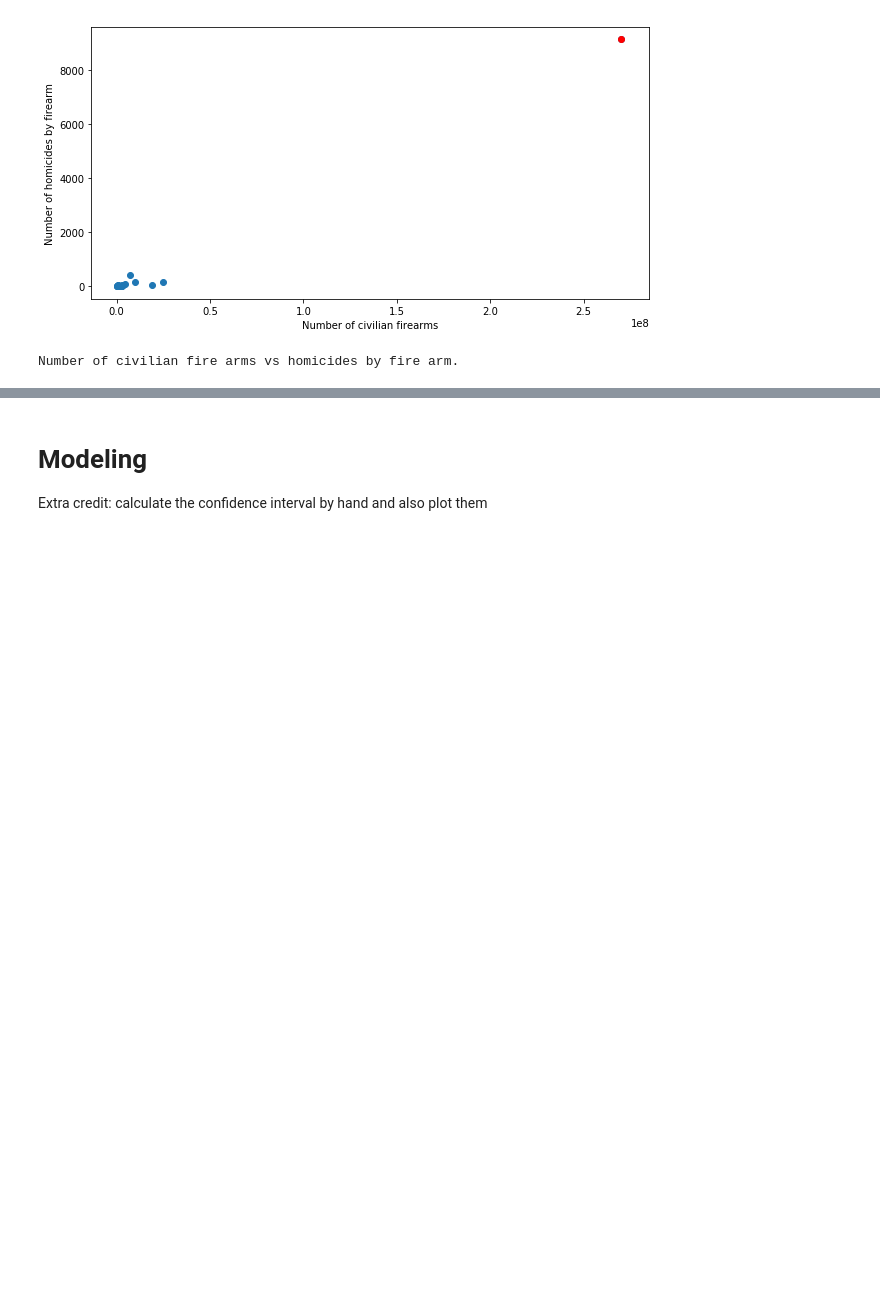
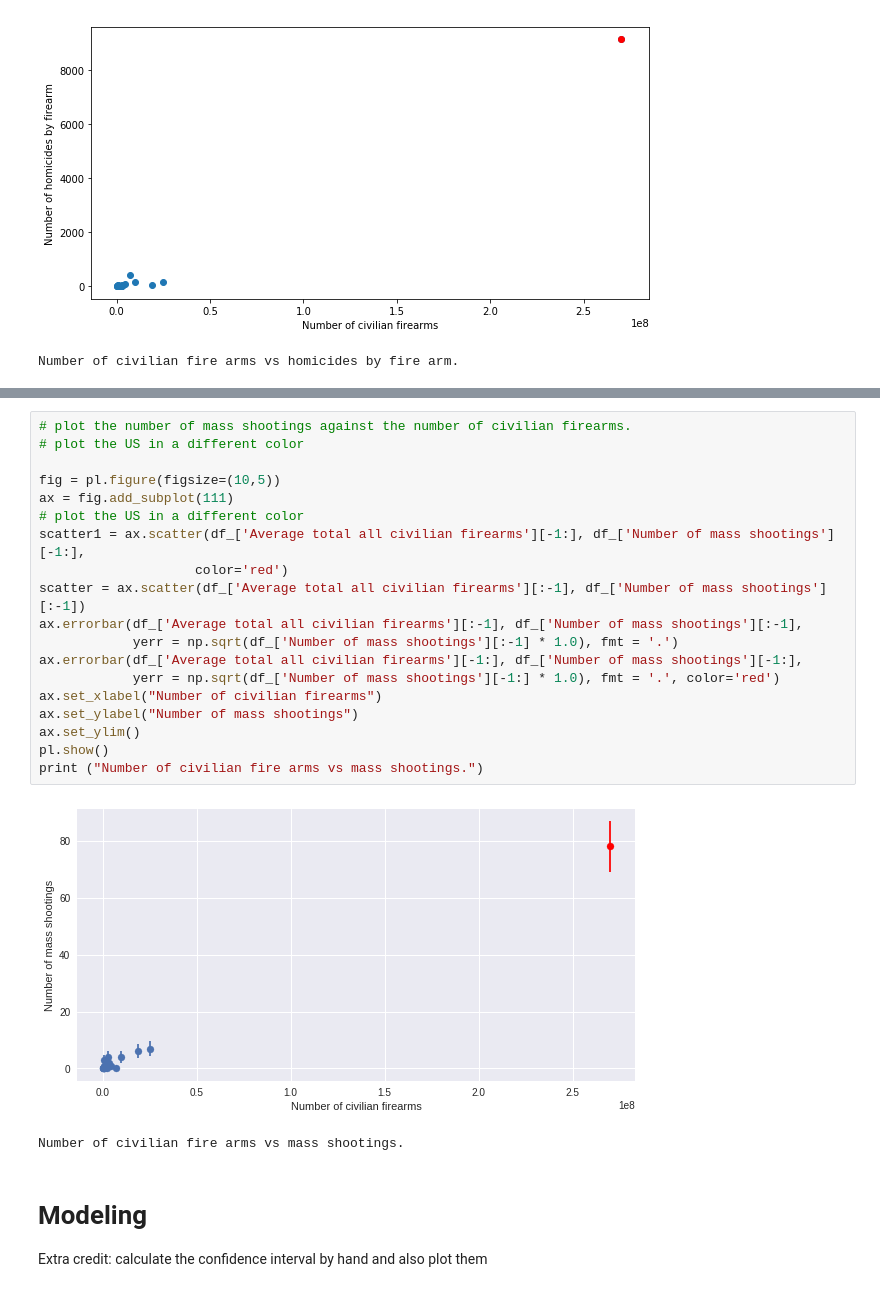
Before and after one commit to charlie-moffett/PUI2017_cm4698, a Jupyter notebook: HW5_cm4698/Assignment3.ipynb, the cells around one changed output, grey strips where cells are left out. Cells and saved outputs as stored; diff of their text form; blank space fills up the shorter version.

```diff
--- a/HW5_cm4698/Assignment3.ipynb
+++ b/HW5_cm4698/Assignment3.ipynb
@@ -254,4 +253,26 @@ print ("Number of civilian fire arms vs homicides by fire arm.")
 Number of civilian fire arms vs homicides by fire arm.
+# %%
+# plot the number of mass shootings against the number of civilian firearms.
+# plot the US in a different color
+
+fig = pl.figure(figsize=(10,5))
+ax = fig.add_subplot(111)
+# plot the US in a different color
+scatter1 = ax.scatter(df_['Average total all civilian firearms'][-1:], df_['Number of mass shootings'][-1:],
+                    color='red')
+scatter = ax.scatter(df_['Average total all civilian firearms'][:-1], df_['Number of mass shootings'][:-1])
+ax.errorbar(df_['Average total all civilian firearms'][:-1], df_['Number of mass shootings'][:-1],
+            yerr = np.sqrt(df_['Number of mass shootings'][:-1] * 1.0), fmt = '.')
+ax.errorbar(df_['Average total all civilian firearms'][-1:], df_['Number of mass shootings'][-1:],
+            yerr = np.sqrt(df_['Number of mass shootings'][-1:] * 1.0), fmt = '.', color='red')
+ax.set_xlabel("Number of civilian firearms")
+ax.set_ylabel("Number of mass shootings")
+ax.set_ylim()
+pl.show()
+print ("Number of civilian fire arms vs mass shootings.")
+# %% [output]
+[figure, added]
+Number of civilian fire arms vs mass shootings.
 # %% [markdown]
 # Modeling
 Extra credit: calculate the confidence interval by hand and also plot them
```
Also changed, not shown: parts of 2 cells of this notebook, 2 other files.
